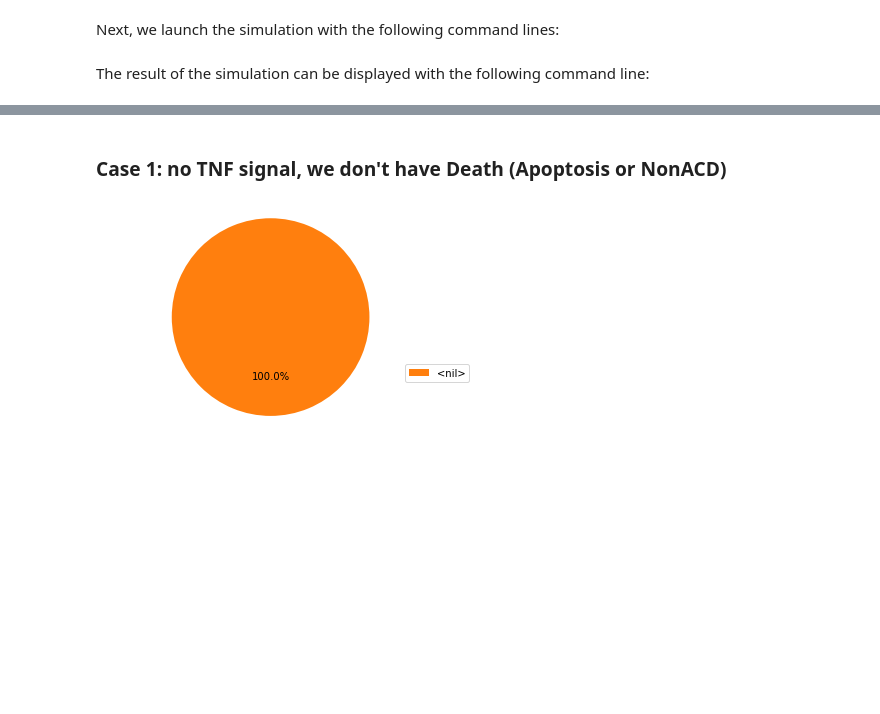
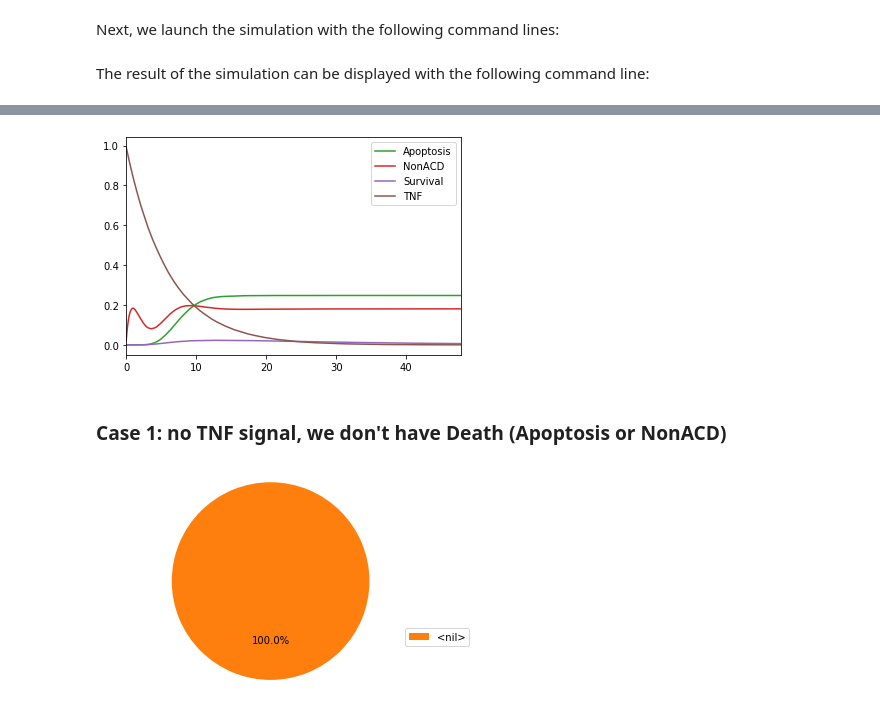
Before and after one commit to vincent-noel/MaBoSS-Ecosystem, a Jupyter notebook: notebook/MaBoSS Ecosystem Notebook.ipynb, the cells around one changed output, grey strips where cells are left out. Drawn from its saved outputs; the diff is of its cells as text; code cells hidden in the pictures; blank space fills up the shorter version.

```diff
--- a/notebook/MaBoSS Ecosystem Notebook.ipynb
+++ b/notebook/MaBoSS Ecosystem Notebook.ipynb
@@ -55,3 +55,8 @@ run_48h.plot_trajectory()
+# %%
+# Plot the results of the WT simulation for each individual node
+run_48h.plot_node_trajectory()
+# %% [output]
+[figure, added]
 # %% [markdown]
 ### Case 1: no TNF signal, we don't have Death (Apoptosis or NonACD)
 # %%
```
Also changed, not shown: parts of 18 cells of this notebook.
